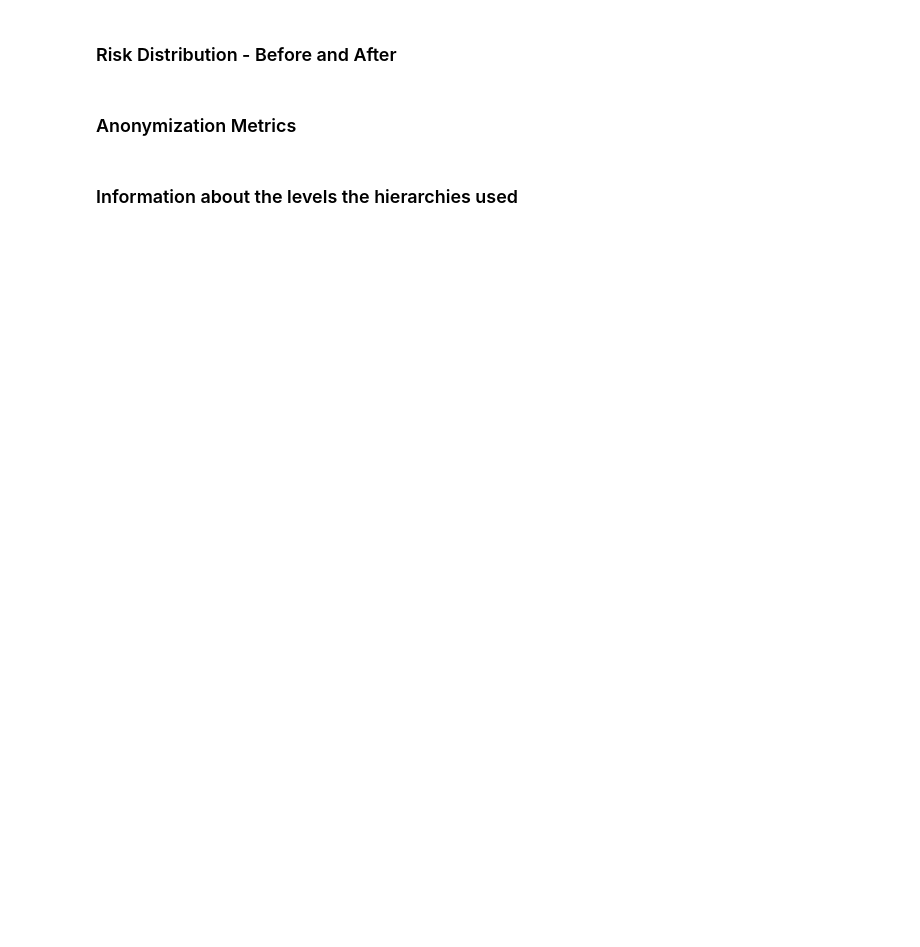
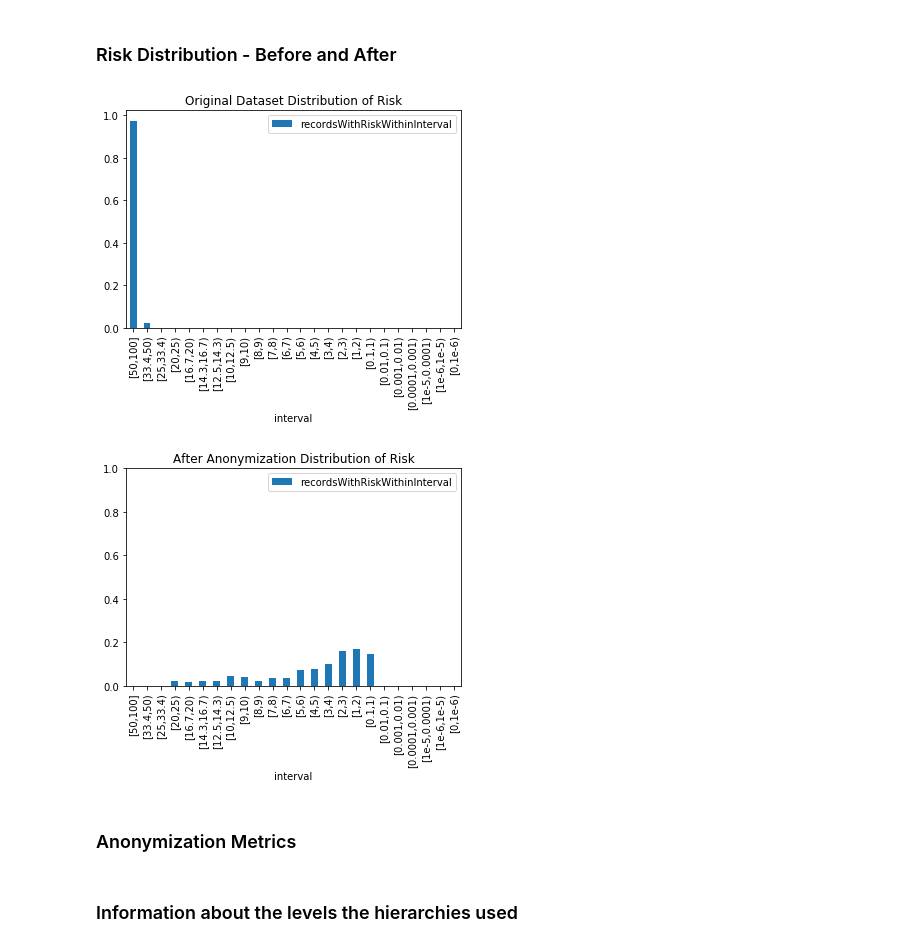
Before and after one commit to oslomet-arx-as-a-service/example-pyaaas-project, a Jupyter notebook: notebooks/data_pres/dummy-data-example-anonymization.ipynb, the cells around one changed output. Drawn from its saved outputs; the diff is of its cells as text; code cells hidden in the pictures; blank space fills up the shorter version.

```diff
--- a/notebooks/data_pres/dummy-data-example-anonymization.ipynb
+++ b/notebooks/data_pres/dummy-data-example-anonymization.ipynb
@@ -187,8 +240,11 @@ anon_re_risk[['estimated_prosecutor_risk', 'lowest_risk']].plot(kind="bar", ytic
 ### Risk Distribution - Before and After
 # %%
 anon_dist_risk=anon_rp.distribution_of_risk_dataframe()
-dataset_dis_risk.plot(kind="bar", x="interval",y="recordsWithRiskWithinInteval", yticks=[0.0, 0.2, 0.4, 0.6, 0.8, 1.0], title="Original Dataset Distribution of Risk");
-anon_dist_risk.plot(kind="bar", x="interval", y="recordsWithRiskWithinInteval", yticks=[0.0, 0.2, 0.4, 0.6, 0.8, 1.0], title="After Anonymization Distribution of Risk");
+dataset_dis_risk.plot(kind="bar", x="interval",y="recordsWithRiskWithinInterval", yticks=[0.0, 0.2, 0.4, 0.6, 0.8, 1.0], title="Original Dataset Distribution of Risk");
+anon_dist_risk.plot(kind="bar", x="interval", y="recordsWithRiskWithinInterval", yticks=[0.0, 0.2, 0.4, 0.6, 0.8, 1.0], title="After Anonymization Distribution of Risk");
+# %% [output]
+[figure, added]
+[figure, added]
 # %% [markdown]
 ### Anonymization Metrics
 # %%
```
Also changed, not shown: parts of 9 cells of this notebook, 1 other file.
